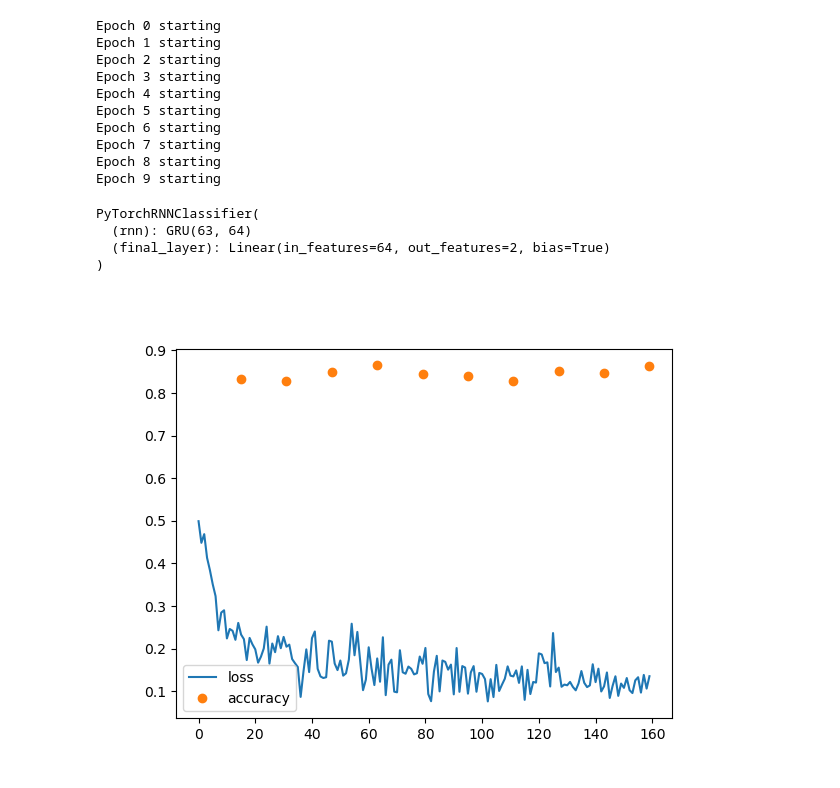
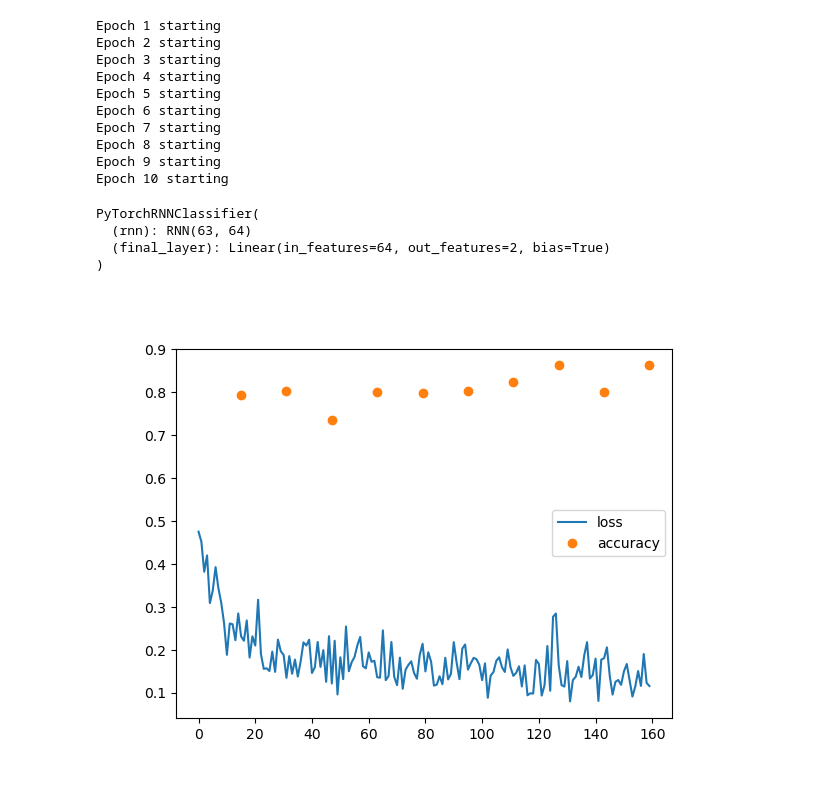
Before and after one commit to timobaumann/fobi-neuronale-netze, a Jupyter notebook: RNN.ipynb, the cells around one changed output. Saved outputs shown, nothing was run; the diff lists cells and outputs as text; code cells hidden in the pictures.

```diff
--- a/RNN.ipynb
+++ b/RNN.ipynb
@@ -172,32 +222,32 @@ NameError: name 'NUM_CHARACTERS' is not defined
 # %%
 HIDDEN_SIZE = 64
 class PyTorchRNNClassifier(nn.Module):
     def __init__(self):
         super(PyTorchRNNClassifier, self).__init__()
-        self.rnn = nn.GRU(INPUT_SIZE, HIDDEN_SIZE, 1) # RNN or LSTM or GRU
+        self.rnn = nn.RNN(INPUT_SIZE, HIDDEN_SIZE, 1) # RNN or LSTM or GRU
         self.final_layer = nn.Linear(HIDDEN_SIZE, NUM_CLASSES)
 
     def forward(self, xs : list):
         xs = torch.nn.functional.one_hot(torch.tensor(xs), num_classes=INPUT_SIZE).float()
         rnn_output, hidden_states = self.rnn(xs)
         final_output = rnn_output[-1].reshape(1,HIDDEN_SIZE)
         return nn.functional.softmax(self.final_layer(final_output), dim=1)
 
 %matplotlib widget
 training(PyTorchRNNClassifier)
 # %% [output]
-Epoch 0 starting
 Epoch 1 starting
 Epoch 2 starting
 Epoch 3 starting
 Epoch 4 starting
 Epoch 5 starting
 Epoch 6 starting
 Epoch 7 starting
 Epoch 8 starting
 Epoch 9 starting
+Epoch 10 starting
 PyTorchRNNClassifier(
-  (rnn): GRU(63, 64)
+  (rnn): RNN(63, 64)
   (final_layer): Linear(in_features=64, out_features=2, bias=True)
 )
-[figure, old version]
+[figure, new version]
```
Also changed, not shown: parts of 12 cells of this notebook, 2 other files.
